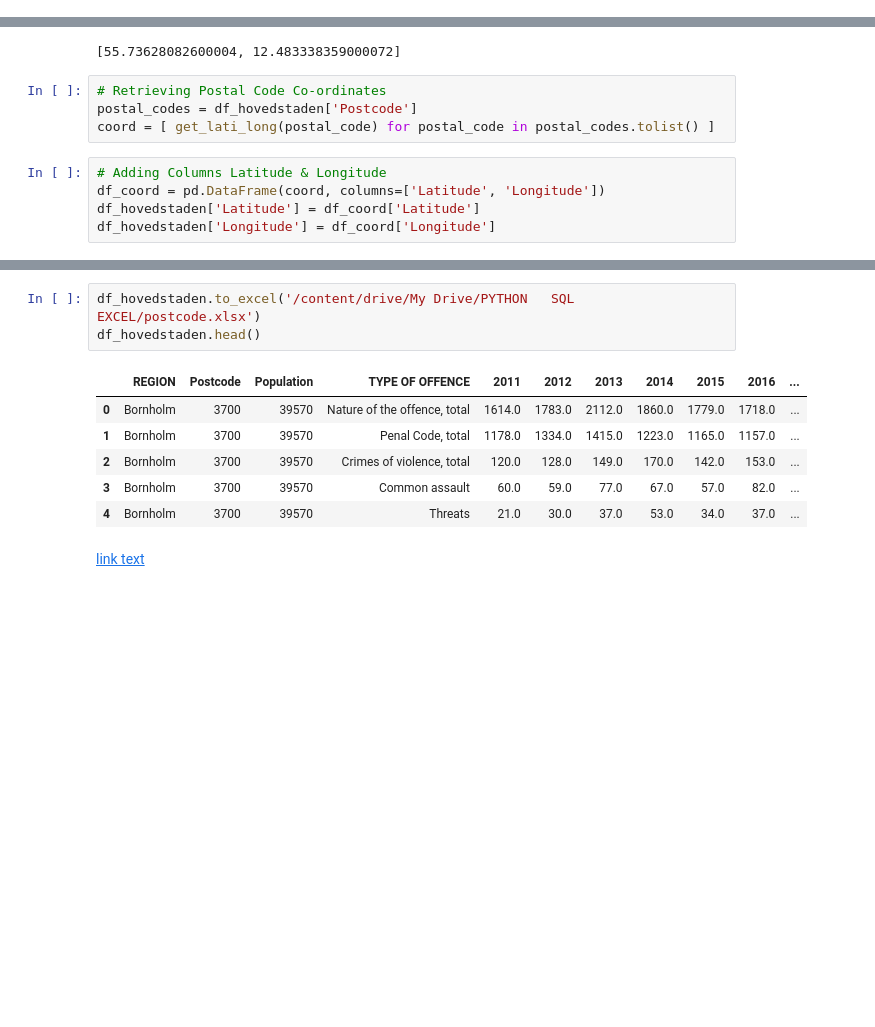
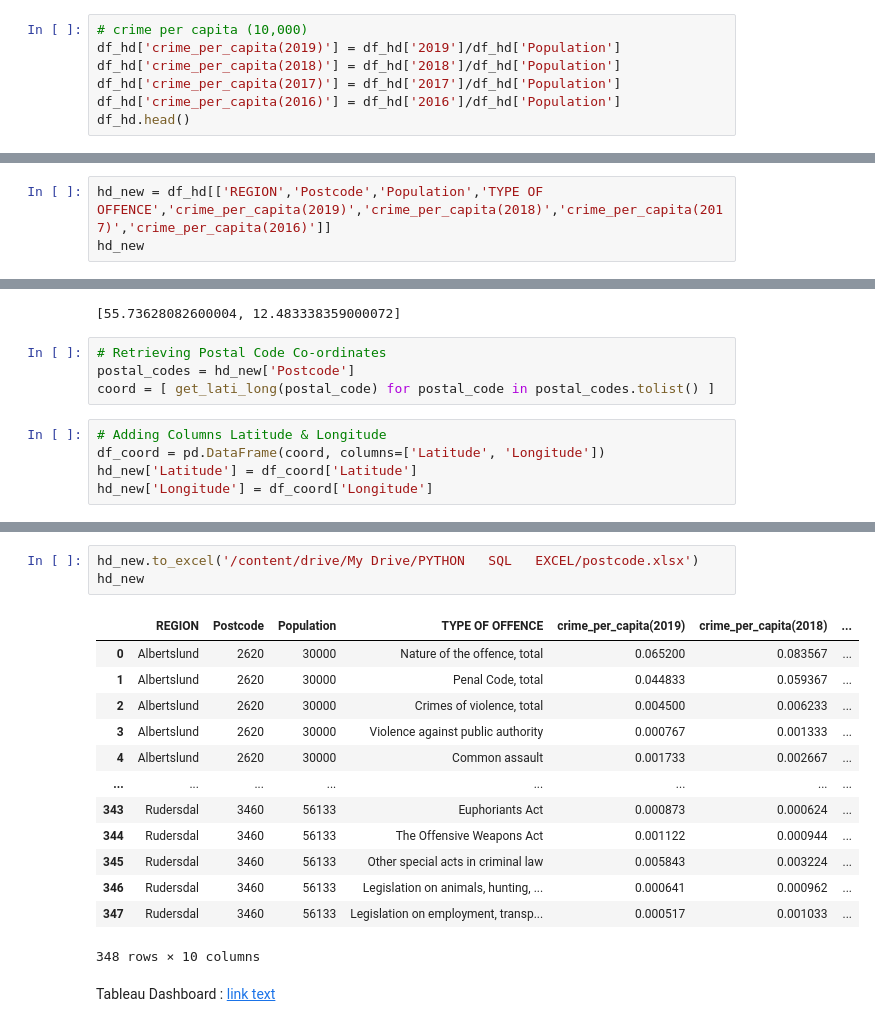
Before and after one commit to sugban/Personal-projects, a Jupyter notebook: Denmark_statistics.ipynb, the cells around one changed output, grey strips where cells are left out. Saved outputs shown, nothing was run; the diff lists cells and outputs as text; blank space fills up the shorter version.

```diff
--- a/Denmark_statistics.ipynb
+++ b/Denmark_statistics.ipynb
@@ -340,0 +362,7 @@ df_hovedstaden.head()
+# %%
+# crime per capita (10,000)
+df_hd['crime_per_capita(2019)'] = df_hd['2019']/df_hd['Population']
+df_hd['crime_per_capita(2018)'] = df_hd['2018']/df_hd['Population']
+df_hd['crime_per_capita(2017)'] = df_hd['2017']/df_hd['Population']
+df_hd['crime_per_capita(2016)'] = df_hd['2016']/df_hd['Population']
+df_hd.head()
@@ -401,0 +470,3 @@ Successfully installed geocoder-1.38.1 ratelim-0.1.6
+# %%
+hd_new = df_hd[['REGION','Postcode','Population','TYPE OF OFFENCE','crime_per_capita(2019)','crime_per_capita(2018)','crime_per_capita(2017)','crime_per_capita(2016)']]
+hd_new
@@ -419,10 +504,10 @@ get_lati_long('2860')
 [55.73628082600004, 12.483338359000072]
 # %%
 # Retrieving Postal Code Co-ordinates
-postal_codes = df_hovedstaden['Postcode']
+postal_codes = hd_new['Postcode']
 coord = [ get_lati_long(postal_code) for postal_code in postal_codes.tolist() ]
 # %%
 # Adding Columns Latitude & Longitude
 df_coord = pd.DataFrame(coord, columns=['Latitude', 'Longitude'])
-df_hovedstaden['Latitude'] = df_coord['Latitude']
-df_hovedstaden['Longitude'] = df_coord['Longitude']
+hd_new['Latitude'] = df_coord['Latitude']
+hd_new['Longitude'] = df_coord['Longitude']
@@ -429,12 +525,19 @@ df_hovedstaden['Longitude'] = df_coord['Longitude']
 # %%
-df_hovedstaden.to_excel('/content/drive/My Drive/PYTHON   SQL   EXCEL/postcode.xlsx')
-df_hovedstaden.head()
+hd_new.to_excel('/content/drive/My Drive/PYTHON   SQL   EXCEL/postcode.xlsx')
+hd_new
 # %% [output]
-|  | REGION | Postcode | Population | TYPE OF OFFENCE | 2011 | 2012 | 2013 | 2014 | 2015 | 2016 | ... |
-| 0 | Bornholm | 3700 | 39570 | Nature of the offence, total | 1614.0 | 1783.0 | 2112.0 | 1860.0 | 1779.0 | 1718.0 | ... |
-| 1 | Bornholm | 3700 | 39570 | Penal Code, total | 1178.0 | 1334.0 | 1415.0 | 1223.0 | 1165.0 | 1157.0 | ... |
-| 2 | Bornholm | 3700 | 39570 | Crimes of violence, total | 120.0 | 128.0 | 149.0 | 170.0 | 142.0 | 153.0 | ... |
-| 3 | Bornholm | 3700 | 39570 | Common assault | 60.0 | 59.0 | 77.0 | 67.0 | 57.0 | 82.0 | ... |
-| 4 | Bornholm | 3700 | 39570 | Threats | 21.0 | 30.0 | 37.0 | 53.0 | 34.0 | 37.0 | ... |
+|  | REGION | Postcode | Population | TYPE OF OFFENCE | crime_per_capita(2019) | crime_per_capita(2018) | ... |
+| 0 | Albertslund | 2620 | 30000 | Nature of the offence, total | 0.065200 | 0.083567 | ... |
+| 1 | Albertslund | 2620 | 30000 | Penal Code, total | 0.044833 | 0.059367 | ... |
+| 2 | Albertslund | 2620 | 30000 | Crimes of violence, total | 0.004500 | 0.006233 | ... |
+| 3 | Albertslund | 2620 | 30000 | Violence against public authority | 0.000767 | 0.001333 | ... |
+| 4 | Albertslund | 2620 | 30000 | Common assault | 0.001733 | 0.002667 | ... |
+| ... | ... | ... | ... | ... | ... | ... | ... |
+| 343 | Rudersdal | 3460 | 56133 | Euphoriants Act | 0.000873 | 0.000624 | ... |
+| 344 | Rudersdal | 3460 | 56133 | The Offensive Weapons Act | 0.001122 | 0.000944 | ... |
+| 345 | Rudersdal | 3460 | 56133 | Other special acts in criminal law | 0.005843 | 0.003224 | ... |
+| 346 | Rudersdal | 3460 | 56133 | Legislation on animals, hunting, ... | 0.000641 | 0.000962 | ... |
+| 347 | Rudersdal | 3460 | 56133 | Legislation on employment, transp... | 0.000517 | 0.001033 | ... |
+348 rows × 10 columns
 # %% [markdown]
-[link text](https://public.tableau.com/views/RegionHovedstaden/CrimesinRegionHovedstaden?:language=en-US&:display_count=n&:origin=viz_share_link)
+Tableau Dashboard : [link text](https://public.tableau.com/views/RegionHovedstaden/Regionhovedstaden?:language=en-US&:display_count=n&:origin=viz_share_link)
```
Also changed, not shown: parts of 27 cells of this notebook.
